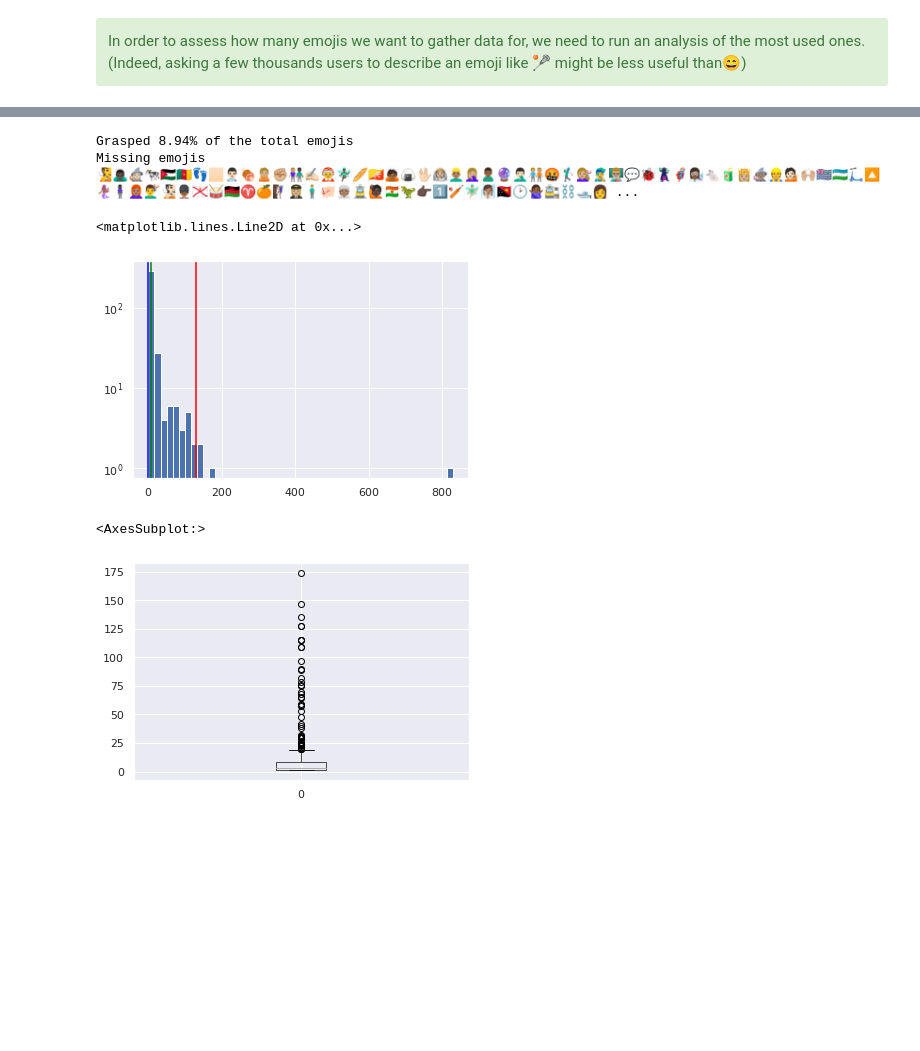
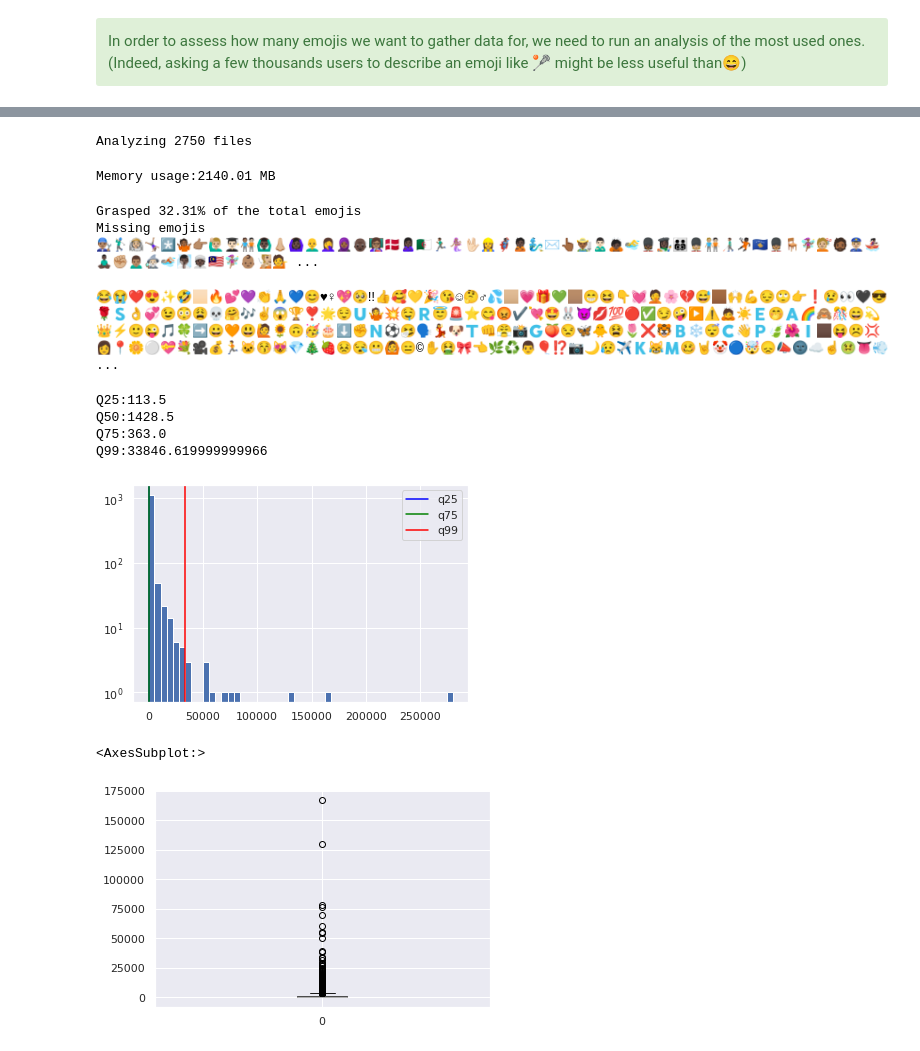
Before and after one commit to ymentha14/emojis_dataset, a Jupyter notebook: notebooks/common_tweet_emojis.ipynb, the cells around one changed output, grey strips where cells are left out. Drawn from its saved outputs; the diff is of its cells as text; code cells hidden in the pictures; blank space fills up the shorter version.

Commit message:
Update common emojis

```diff
--- a/notebooks/common_tweet_emojis.ipynb
+++ b/notebooks/common_tweet_emojis.ipynb
@@ -22,6 +28,30 @@ def limit_memory(maxsize):
     soft, hard = resource.getrlimit(resource.RLIMIT_AS)
     resource.setrlimit(resource.RLIMIT_AS, (maxsize, maxsize))
 #limit_memory(10000)
+# %%
+def read_twitter_data(N_LIM=10):
+    tweet_df = []
+    main_path = Path("/dlabdata1/gligoric/spritzer/tweets_pritzer_sample/")
+    np.random.seed(13)
+    subpaths = np.random.permutation(list(main_path.iterdir()))
+    # we only take the twitter_stream
+    subpaths = [path for path in subpaths if path.stem.startswith("twitter_stream")]
+    tweet_paths = [tweet_path for subpath in subpaths for tweet_path in np.random.permutation(list(subpath.rglob("*.json.bz2")))[:N_LIM]]
+    print(f"Analyzing {len(tweet_paths)} files")
+    for tweet_path in tqdm(tweet_paths):
+        new_tweets = []
+        with bz2.open(tweet_path, "rt") as bzinput:
+            for line in bzinput:
+                try:
+                    tweet = json.loads(line)
+                except json.JSONDecodeError:
+                    continue
+                if len(tweet.keys()) < 5 :
+                    continue
+                tweet = {key:tweet[key] for key in ['id','lang','text']}
+                new_tweets.append(tweet)
+        tweet_df += new_tweets
+    return pd.DataFrame(tweet_df)
 # %%
 def extract_emojis(s):
     return ''.join(c for c in s if c in emoji.UNICODE_EMOJI)
@@ -29,0 +62,12 @@ extract_emojis("😚;👻💆🏿🚯🇸🇷")
+# %%
+def update_emoji_count(dic,text):
+    """
+    Update the counts of each emoji wrt to text
+
+    Args:
+        dic(dict): mapping emojis--> count
+        text (str): text to use to update dic
+    """
+    for char in text:
+        if char in emoji.UNICODE_EMOJI:
+            dic[char] = dic.get(char,0) + 1
@@ -36,0 +87,4 @@ tweet_df = tweet_df[tweet_df['lang'] == 'en']
+# %%
+tweet_df = read_twitter_data(10)
+# %% [output]
+Analyzing 2750 files
@@ -37 +93,5 @@ tweet_df = tweet_df[tweet_df['lang'] == 'en']
+# %%
+print_mem_usage(tweet_df)
+# %% [output]
+Memory usage:2140.01 MB
 # %%
@@ -53,22 +108,35 @@ print("Missing emojis")
 for em in absent_emojis:
     print(em,end="")
 # %% [output]
-Grasped 8.94% of the total emojis
+Grasped 32.31% of the total emojis
 Missing emojis
-🧏🙇🏿‍♂️🧙🏻🐄🇯🇴🇨🇲👣🏻👨🏻‍⚕🍖🙎🏼✊🏼👩🏼‍🤝‍👨🏿✍🏻🤶🧚🏿‍♂️🥖🇧🇹🙇🏾🍙🖖🏻👩🏼‍🚀👱🏽‍♂🤦🏼‍♀️🙎🏾‍♂️🔮🤦🏻‍♂🧑🏼‍🤝‍🧑🏼🤬🏌️‍♂️💇🏼‍♀👨‍🎤👨🏼‍🏫💬🐞🦹🏿🦸🏼‍♂👩🏾‍🔬🐁🧃👸🏼🧙🏽‍♀👷💁🏻🙌🏼🇮🇴🇺🇿🛴🔼🧜🏾‍♀🧍🏿‍♀👩🏽‍🦰💇‍♂🧏🏻💂🏾‍♂️🇯🇪🥁🇲🇼♈🍊🧗🏾‍♀👩🏼‍✈️🧍🏼‍♂🐖👳🏽🚊🙋🏿🇳🇪🦖👉🏿1⃣🏏🧚🏼‍♂🧖🏽‍♀🇵🇬🕑🙅🏾‍♀🚉⛓🛥👩 ...
+👨🏽‍🔧🏌🏼‍♂️👩🏼‍🚀🤸🏽‍♀️*️⃣🤷🏾👉🏽🙋🏼‍♂👨🏻‍🎓🧑🏽‍🤝‍🧑🏻🙆🏿‍♂️👃🏼🙆🏿‍♀👨‍🦲🤦‍♀️🧕🏾👴🏿👩🏽‍🏫🇩🇰🙎🏿‍♀🇩🇿🏃🏾‍♂🧜🏽‍♀️🖖🏻👷‍♀️🦸🏿🙎🏿🧞‍♂✉️👆🏾👨🏾‍🌾🙎🏻‍♂️🙇🏿🏊‍♂💂🏿👩🏿‍🎨👨‍👨‍👦‍👦💂🏼🧑🏼‍🤝‍🧑🏻👨🏽‍🦯🤾🏿🇽🇰💂🏽🪑🧚🏾‍♀💇🏼🧔🏾👮🏼‍♂🚣🏿‍♀️🧘🏿‍♂✊🏼🙍🏽‍♂️🧙🏻‍♂️🏊🏼🧖🏿‍♂️👳🏿🇲🇾🧚🏽‍♀👶🏽🧏🏼💁 ...
+# %%
+for em in em_df.head(1000).index:
+    print(em,end="")
+# %% [output]
+😂😭❤😍✨🤣🏻🔥💕💜👏🙏💙😊♥♀💖🥺‼👍🥰💛🎉😘☺🤔♂💦🏼💗🎁💚🏽😁😆👇💓🤦🌸💔😅🏾🙌💪😔🙄👉❗😢👀🖤😎🌹🇸👌💞😉😳😩💀🤗🎶✌😱🏆❣🌟😌🇺🤷💥🤤🇷😇🚨⭐😋😡✔💘🤩🐰😈💋💯🔴✅😏🤪▶⚠🙇☀🇪🤭🇦🌈🙈🎊😄💫👑⚡🙂😜🎵🍀➡😀🧡😃🙋🌻🙃🥳🎂⬇✊🇳⚽🤧🗣💃🐶🇹👊😤📸🇬🍑😒🦋🐥😫🌷❌🐯🇧❄😴🇨👋🇵🍃🌺🇮🏿😝☹💢👩📍🌼⚪💝💐🎥💰🏃🐱😚😻💎🎄🍓😣😪😬🙆😑©✋🤮🎀👈🌿♻👨🎈⁉📷🌙😥✈🇰😹🇲🥴🤘🤡🔵🤯😞📣🌚☁☝🤢👅💨 ...
 # %%
 fig, ax = plt.subplots(1)
 em_df.hist(ax = ax,bins=50)
 ax.set_yscale('log')
-q25,q75,q99 = em_df.quantile(0.25),em_df.quantile(0.75),em_df.quantile(0.99)
+q25,q50,q75,q99 = em_df.quantile(0.25),em_df.quantile(0.75),em_df.quantile(0.5),em_df.quantile(0.99)
 ax.axvline(q25,color='blue',label = 'q25')
 ax.axvline(q75,color='green',label = 'q75')
 ax.axvline(q99,color='red',label = 'q99')
+ax.legend()
+print(f"Q25:{q25}")
+print(f"Q50:{q50}")
+print(f"Q75:{q75}")
+print(f"Q99:{q99}")
 # %% [output]
-<matplotlib.lines.Line2D at 0x...>
+Q25:113.5
+Q50:1428.5
+Q75:363.0
+Q99:33846.619999999966
-[figure, old version]
+[figure, new version]
 # %%
 em_df[1:].to_frame().boxplot()
 # %% [output]
 <AxesSubplot:>
-[figure, old version]
+[figure, new version]
```
Also changed, not shown: parts of 7 cells of this notebook, 4 other files.
